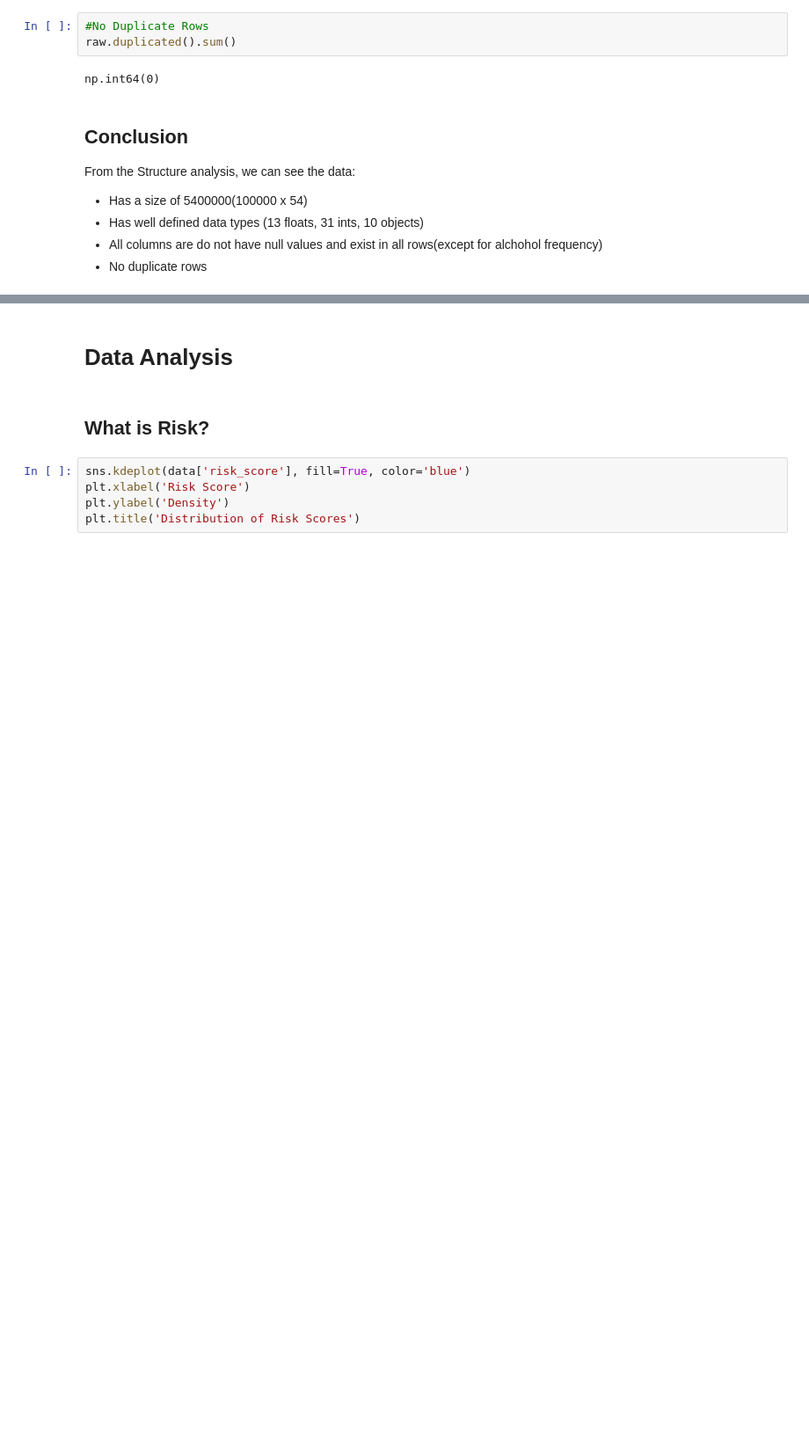
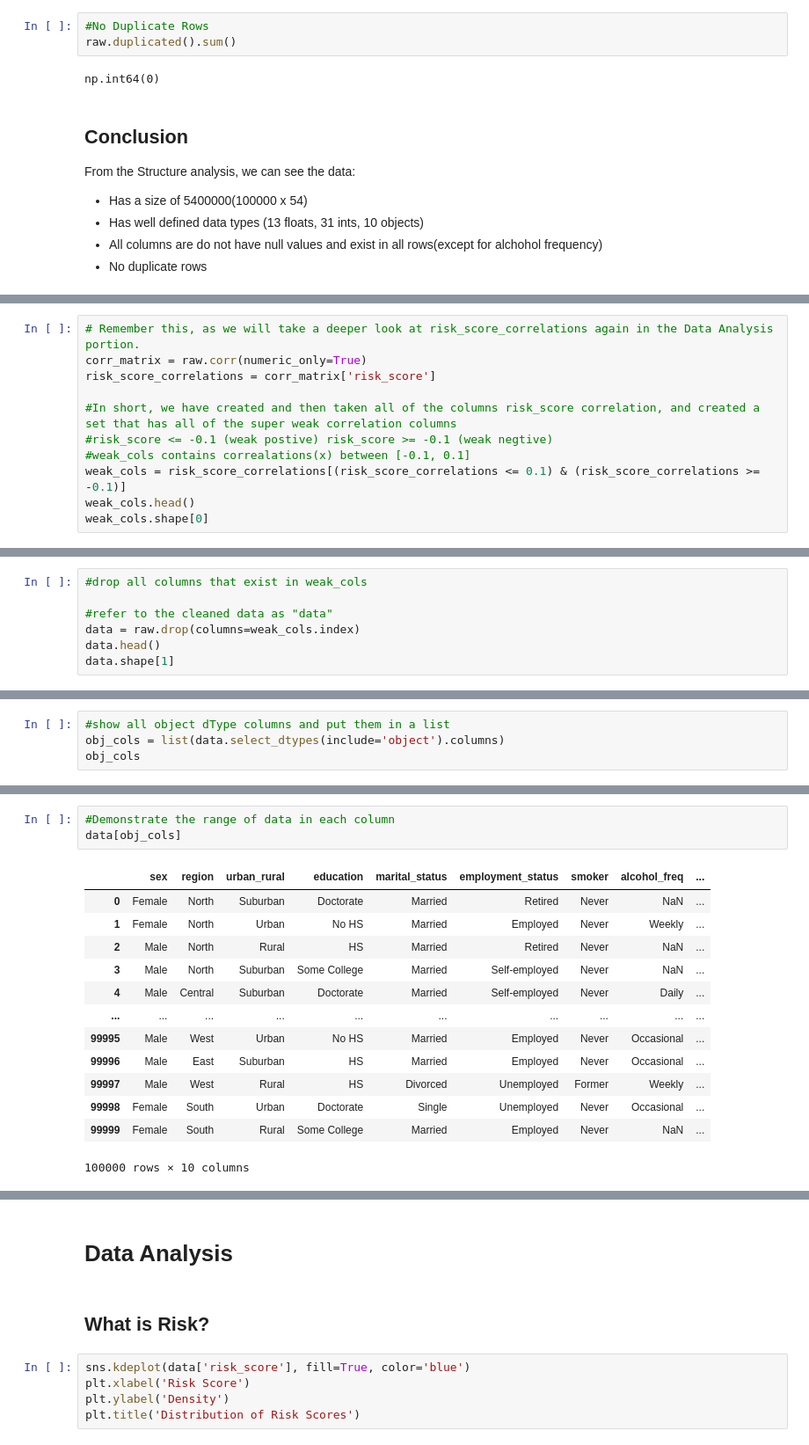
Before and after one commit to Abled773/HI-Risk-Prediction-and-Analysis, a Jupyter notebook: Risk_Analysis_and_Prediction.ipynb, the cells around one changed output, grey strips where cells are left out. Shown at 88% size. Cells and saved outputs as stored; diff of their text form; blank space fills up the shorter version.

```diff
--- a/Risk_Analysis_and_Prediction.ipynb
+++ b/Risk_Analysis_and_Prediction.ipynb
@@ -136,0 +139,11 @@ Because this data is so well-defined, it needs very little cleaning in order to
+# %%
+# Remember this, as we will take a deeper look at risk_score_correlations again in the Data Analysis portion.
+corr_matrix = raw.corr(numeric_only=True)
+risk_score_correlations = corr_matrix['risk_score']
+
+#In short, we have created and then taken all of the columns risk_score correlation, and created a set that has all of the super weak correlation columns
+#risk_score <= -0.1 (weak postive) risk_score >= -0.1 (weak negtive)
+#weak_cols contains correalations(x) between [-0.1, 0.1]
+weak_cols = risk_score_correlations[(risk_score_correlations <= 0.1) & (risk_score_correlations >= -0.1)]
+weak_cols.head()
+weak_cols.shape[0]
@@ -136,0 +152,7 @@ Because this data is so well-defined, it needs very little cleaning in order to
+# %%
+#drop all columns that exist in weak_cols
+
+#refer to the cleaned data as "data"
+data = raw.drop(columns=weak_cols.index)
+data.head()
+data.shape[1]
@@ -136,0 +167,4 @@ Because this data is so well-defined, it needs very little cleaning in order to
+# %%
+#show all object dType columns and put them in a list
+obj_cols = list(data.select_dtypes(include='object').columns)
+obj_cols
@@ -136,0 +182,17 @@ Because this data is so well-defined, it needs very little cleaning in order to
+# %%
+#Demonstrate the range of data in each column
+data[obj_cols]
+# %% [output]
+|  | sex | region | urban_rural | education | marital_status | employment_status | smoker | alcohol_freq | ... |
+| 0 | Female | North | Suburban | Doctorate | Married | Retired | Never | NaN | ... |
+| 1 | Female | North | Urban | No HS | Married | Employed | Never | Weekly | ... |
+| 2 | Male | North | Rural | HS | Married | Retired | Never | NaN | ... |
+| 3 | Male | North | Suburban | Some College | Married | Self-employed | Never | NaN | ... |
+| 4 | Male | Central | Suburban | Doctorate | Married | Self-employed | Never | Daily | ... |
+| ... | ... | ... | ... | ... | ... | ... | ... | ... | ... |
+| 99995 | Male | West | Urban | No HS | Married | Employed | Never | Occasional | ... |
+| 99996 | Male | East | Suburban | HS | Married | Employed | Never | Occasional | ... |
+| 99997 | Male | West | Rural | HS | Divorced | Unemployed | Former | Weekly | ... |
+| 99998 | Female | South | Urban | Doctorate | Single | Unemployed | Never | Occasional | ... |
+| 99999 | Female | South | Rural | Some College | Married | Employed | Never | NaN | ... |
+100000 rows × 10 columns
```
Also changed, not shown: parts of 20 cells of this notebook.
